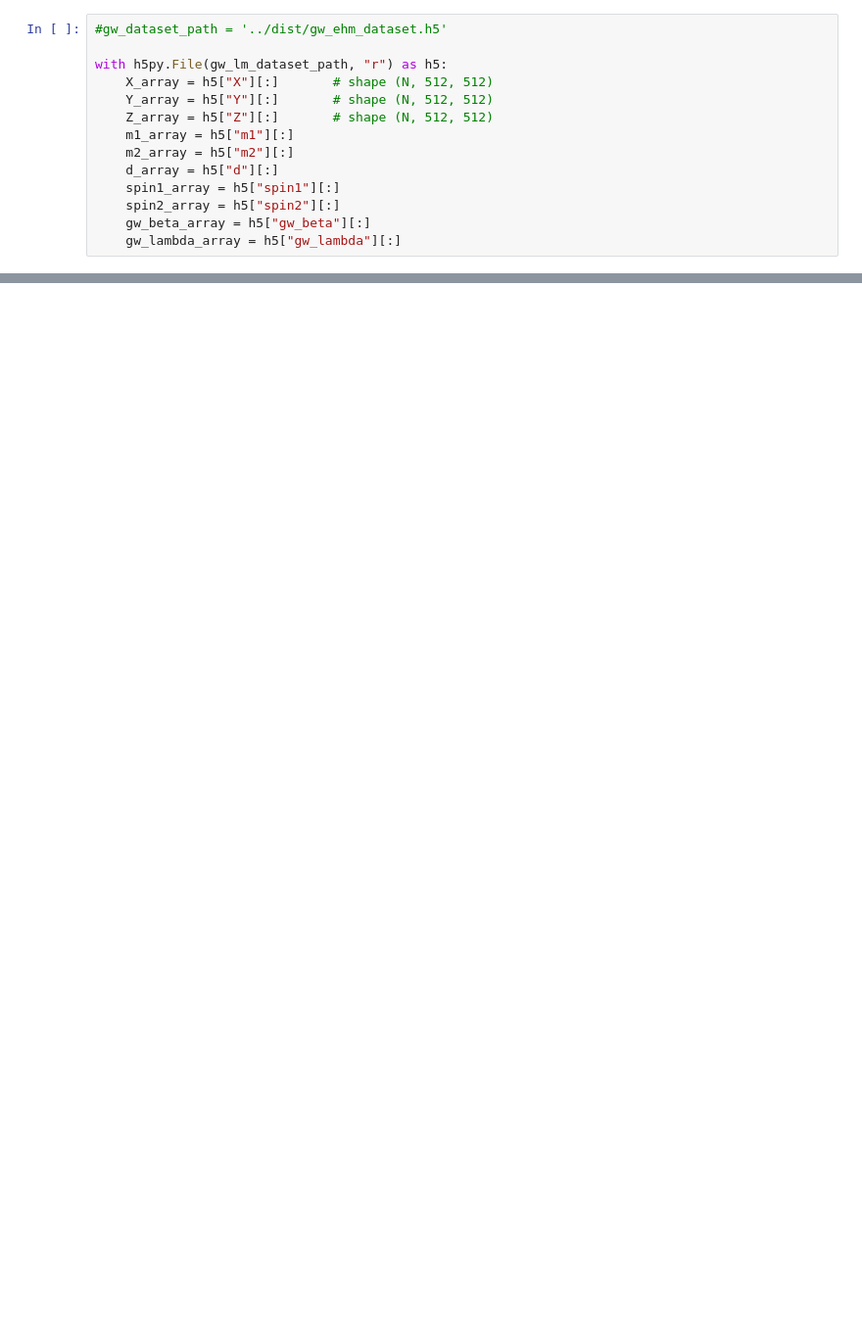
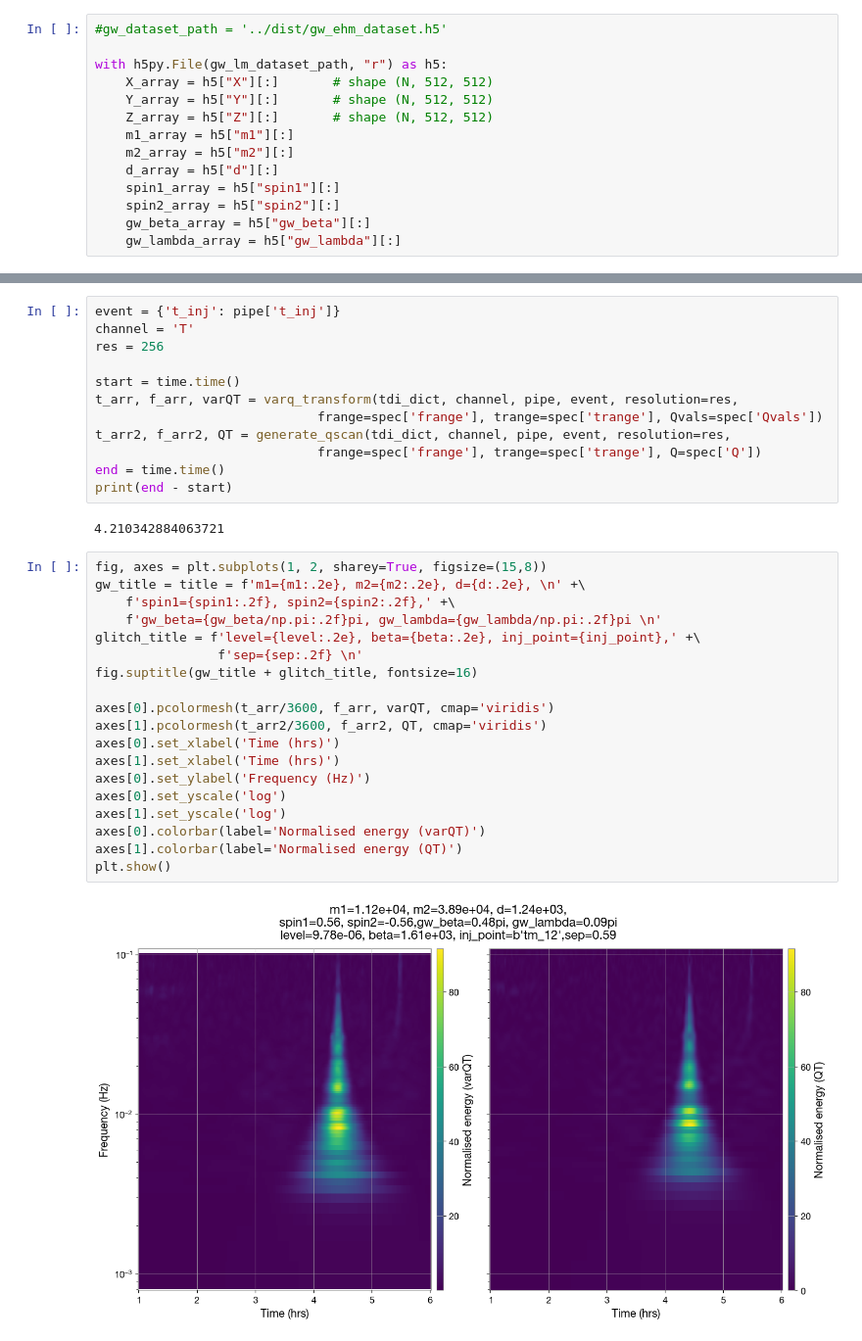
Before and after one commit to AryamannRao/LISAGlitchSignalClassifier, a Jupyter notebook: src/notebooks/dataset_viewer.ipynb, the cells around one changed output, grey strips where cells are left out. Shown at 98% size. Drawn from its saved outputs; the diff is of its cells as text; blank space fills up the shorter version.

```diff
--- a/src/notebooks/dataset_viewer.ipynb
+++ b/src/notebooks/dataset_viewer.ipynb
@@ -287,0 +250,35 @@ plt.show()
+# %%
+event = {'t_inj': pipe['t_inj']}
+channel = 'T'
+res = 256
+
+start = time.time()
+t_arr, f_arr, varQT = varq_transform(tdi_dict, channel, pipe, event, resolution=res,
+                             frange=spec['frange'], trange=spec['trange'], Qvals=spec['Qvals'])
+t_arr2, f_arr2, QT = generate_qscan(tdi_dict, channel, pipe, event, resolution=res,
+                             frange=spec['frange'], trange=spec['trange'], Q=spec['Q'])
+end = time.time()
+print(end - start)
+# %% [output]
+4.210342884063721
+# %%
+fig, axes = plt.subplots(1, 2, sharey=True, figsize=(15,8))
+gw_title = title = f'm1={m1:.2e}, m2={m2:.2e}, d={d:.2e}, \n' +\
+    f'spin1={spin1:.2f}, spin2={spin2:.2f},' +\
+    f'gw_beta={gw_beta/np.pi:.2f}pi, gw_lambda={gw_lambda/np.pi:.2f}pi \n'
+glitch_title = f'level={level:.2e}, beta={beta:.2e}, inj_point={inj_point},' +\
+                f'sep={sep:.2f} \n'
+fig.suptitle(gw_title + glitch_title, fontsize=16)
+
+axes[0].pcolormesh(t_arr/3600, f_arr, varQT, cmap='viridis')
+axes[1].pcolormesh(t_arr2/3600, f_arr2, QT, cmap='viridis')
+axes[0].set_xlabel('Time (hrs)')
+axes[1].set_xlabel('Time (hrs)')
+axes[0].set_ylabel('Frequency (Hz)')
+axes[0].set_yscale('log')
+axes[1].set_yscale('log')
+axes[0].colorbar(label='Normalised energy (varQT)')
+axes[1].colorbar(label='Normalised energy (QT)')
+plt.show()
+# %% [output]
+[figure, added]
```
Also changed, not shown: parts of 26 cells of this notebook, 6 other files.
